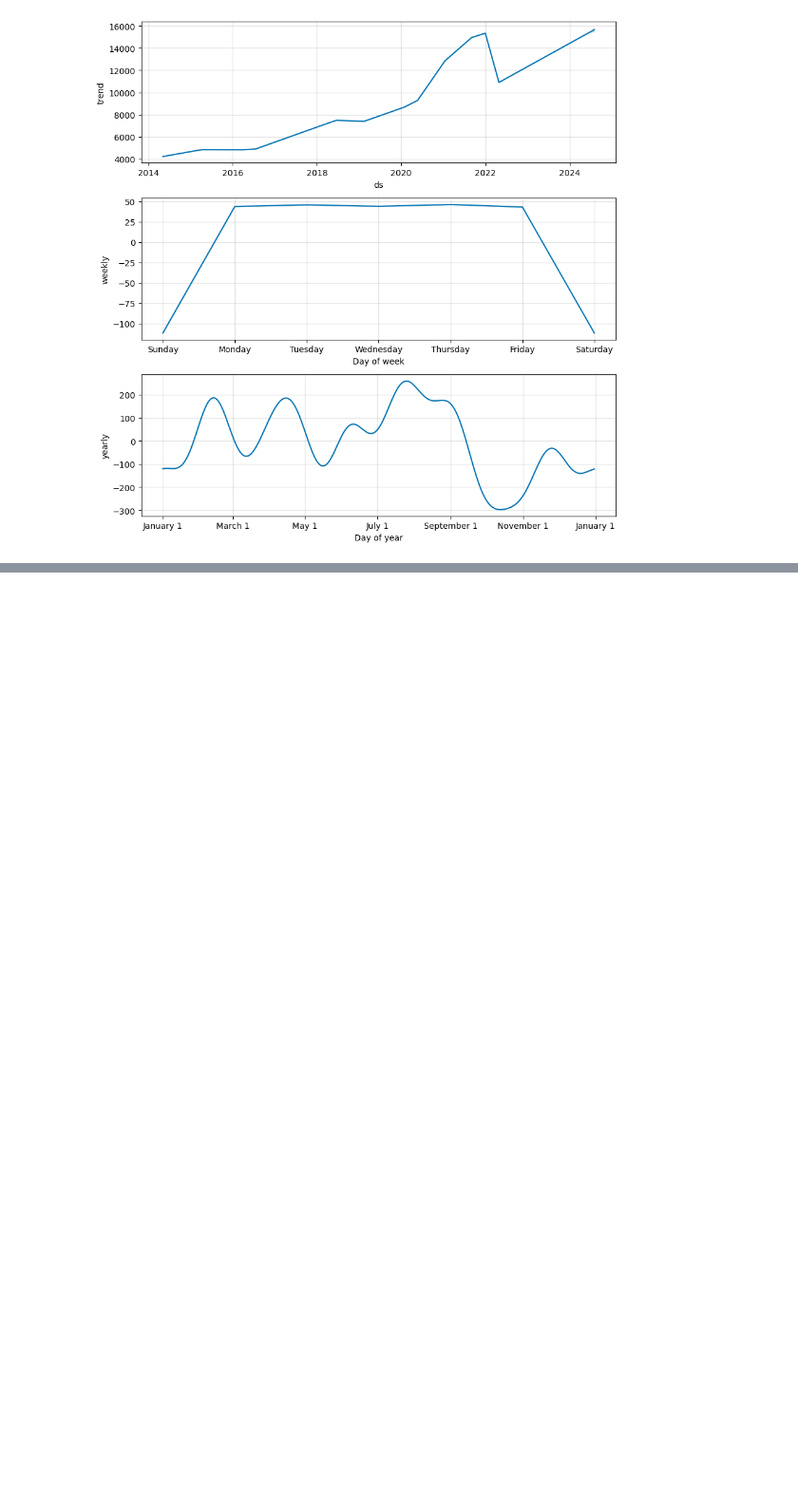
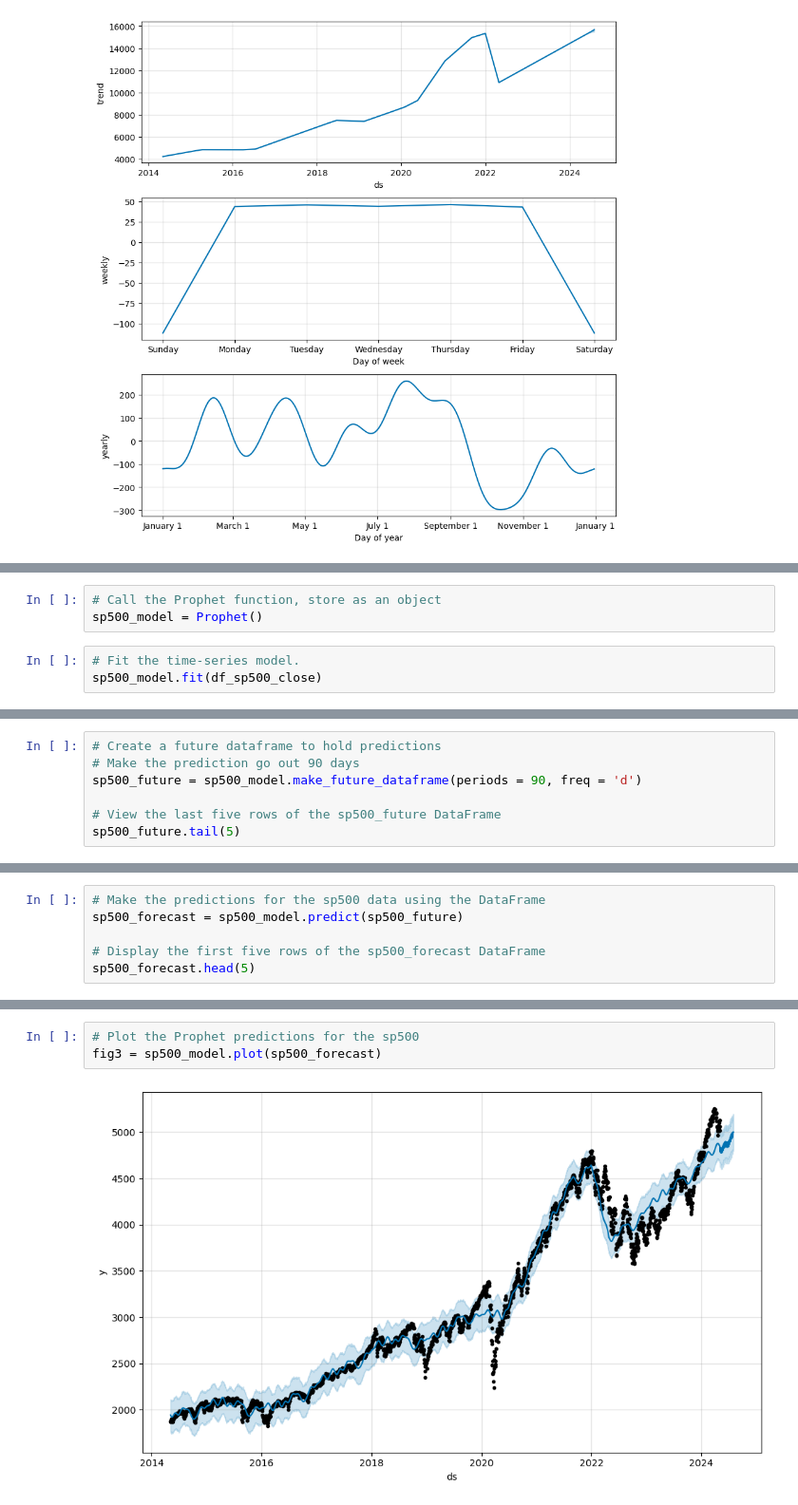
Before and after one commit to itaylor1645/project_1, a Jupyter notebook: stocks.ipynb, the cells around one changed output, grey strips where cells are left out. Shown at 95% size. Saved outputs shown, nothing was run; the diff lists cells and outputs as text; blank space fills up the shorter version.

```diff
--- a/stocks.ipynb
+++ b/stocks.ipynb
@@ -512,0 +531,6 @@ fig2 = nasdaq_model.plot_components(nasdaq_forecast)
+# %%
+# Call the Prophet function, store as an object
+sp500_model = Prophet()
+# %%
+# Fit the time-series model.
+sp500_model.fit(df_sp500_close)
@@ -512,0 +541,7 @@ fig2 = nasdaq_model.plot_components(nasdaq_forecast)
+# %%
+# Create a future dataframe to hold predictions
+# Make the prediction go out 90 days
+sp500_future = sp500_model.make_future_dataframe(periods = 90, freq = 'd')
+
+# View the last five rows of the sp500_future DataFrame
+sp500_future.tail(5)
@@ -512,0 +555,6 @@ fig2 = nasdaq_model.plot_components(nasdaq_forecast)
+# %%
+# Make the predictions for the sp500 data using the DataFrame
+sp500_forecast = sp500_model.predict(sp500_future)
+
+# Display the first five rows of the sp500_forecast DataFrame
+sp500_forecast.head(5)
@@ -512,0 +568,5 @@ fig2 = nasdaq_model.plot_components(nasdaq_forecast)
+# %%
+# Plot the Prophet predictions for the sp500
+fig3 = sp500_model.plot(sp500_forecast)
+# %% [output]
+[figure, added]
```
Also changed, not shown: parts of 17 cells of this notebook.
